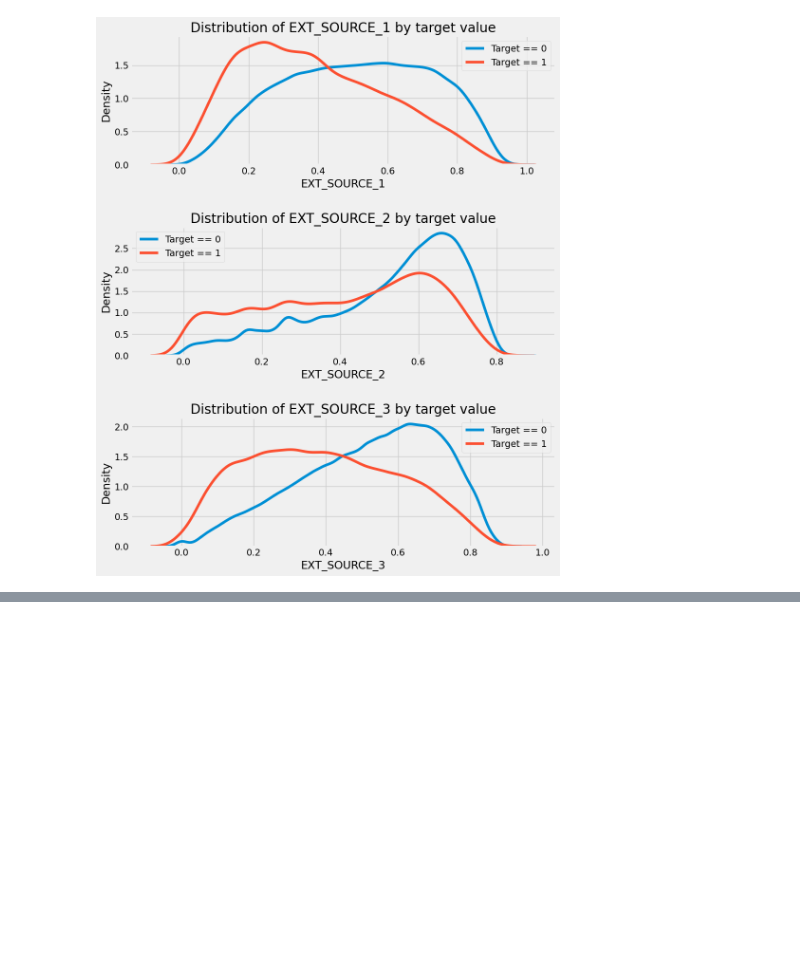
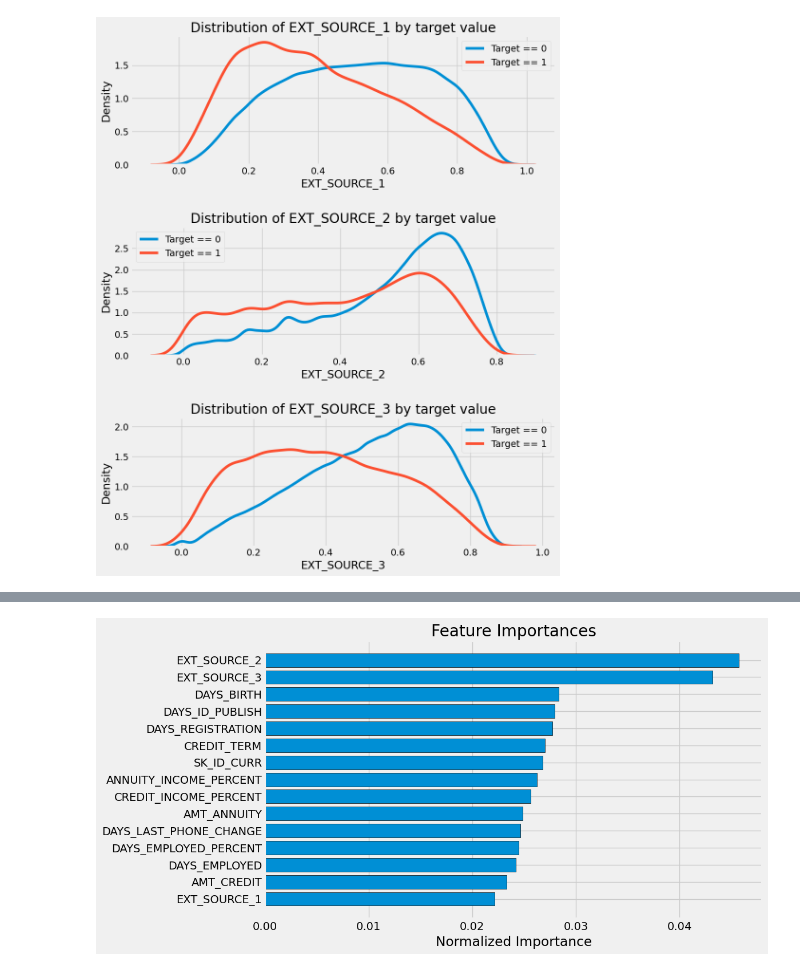
Before and after one commit to Giorgi-Tabatadze/home-credit-default-risk-kaggle-home-credit-group, a Jupyter notebook: starting-model.ipynb, the cells around one changed output, grey strips where cells are left out. Saved outputs shown, nothing was run; the diff lists cells and outputs as text; code cells hidden in the pictures; blank space fills up the shorter version.

```diff
--- a/starting-model.ipynb
+++ b/starting-model.ipynb
@@ -360,0 +545,19 @@ plt.tight_layout(h_pad=2.5)
+# %%
+poly_features_names = list(application_train_poly.columns)
+
+imputer = SimpleImputer(strategy="median")
+
+poly_features = imputer.fit_transform(application_train_poly)
+poly_features_test = imputer.fit_transform(application_test_poly)
+
+scaler = MinMaxScaler(feature_range=(0,1))
+
+poly_features = scaler.fit_transform(poly_features)
+poly_features_test = scaler.transform(poly_features_test)
+
+random_forest_poly = RandomForestClassifier(n_estimators=100, random_state=50, verbose=1,
+                                    n_jobs=-1)
+# %%
+random_forest_poly.fit(poly_features, train_labels)
+
+predictions = random_forest_poly.predict_proba(poly_features_test)[:, 1]
@@ -360,0 +638,4 @@ plt.tight_layout(h_pad=2.5)
+# %%
+feature_importances_domain_sorted = plot_feature_importances(feature_importances_domain)
+# %% [output]
+[figure, added]
```
Also changed, not shown: parts of 34 cells of this notebook, 2 other files.
